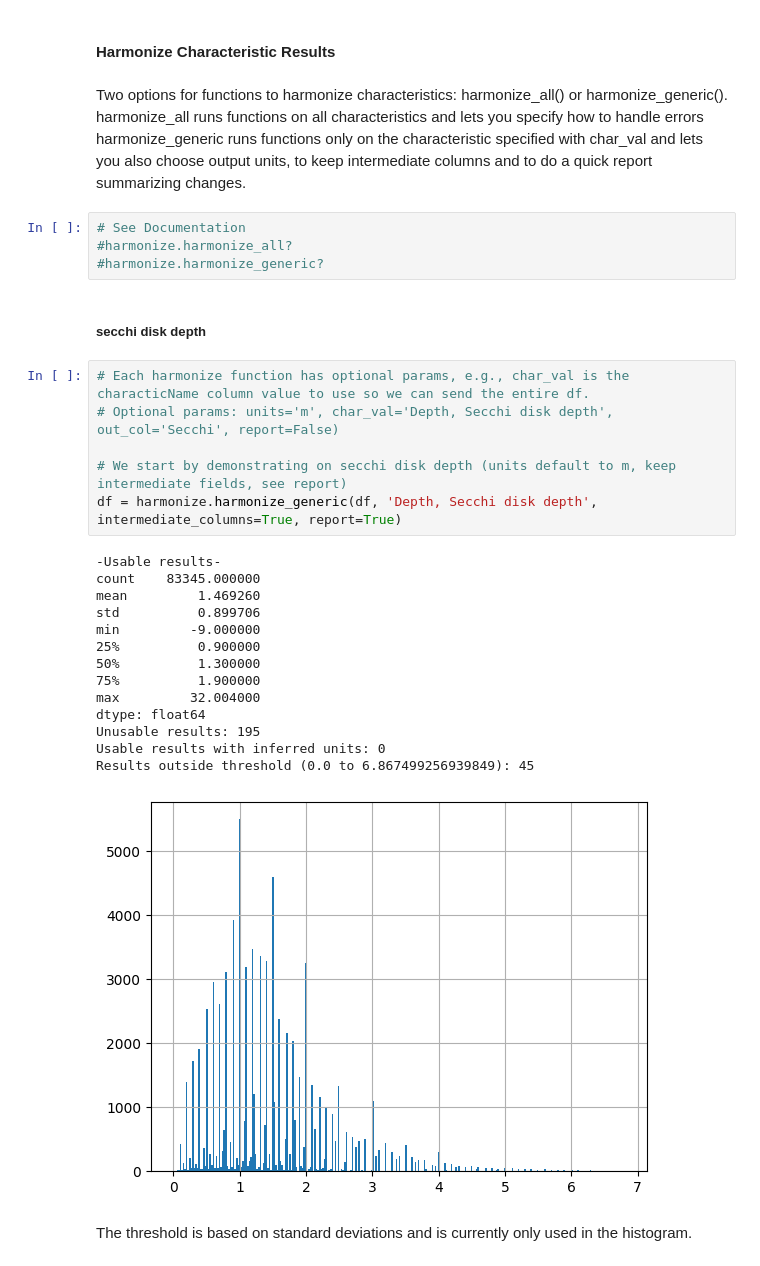
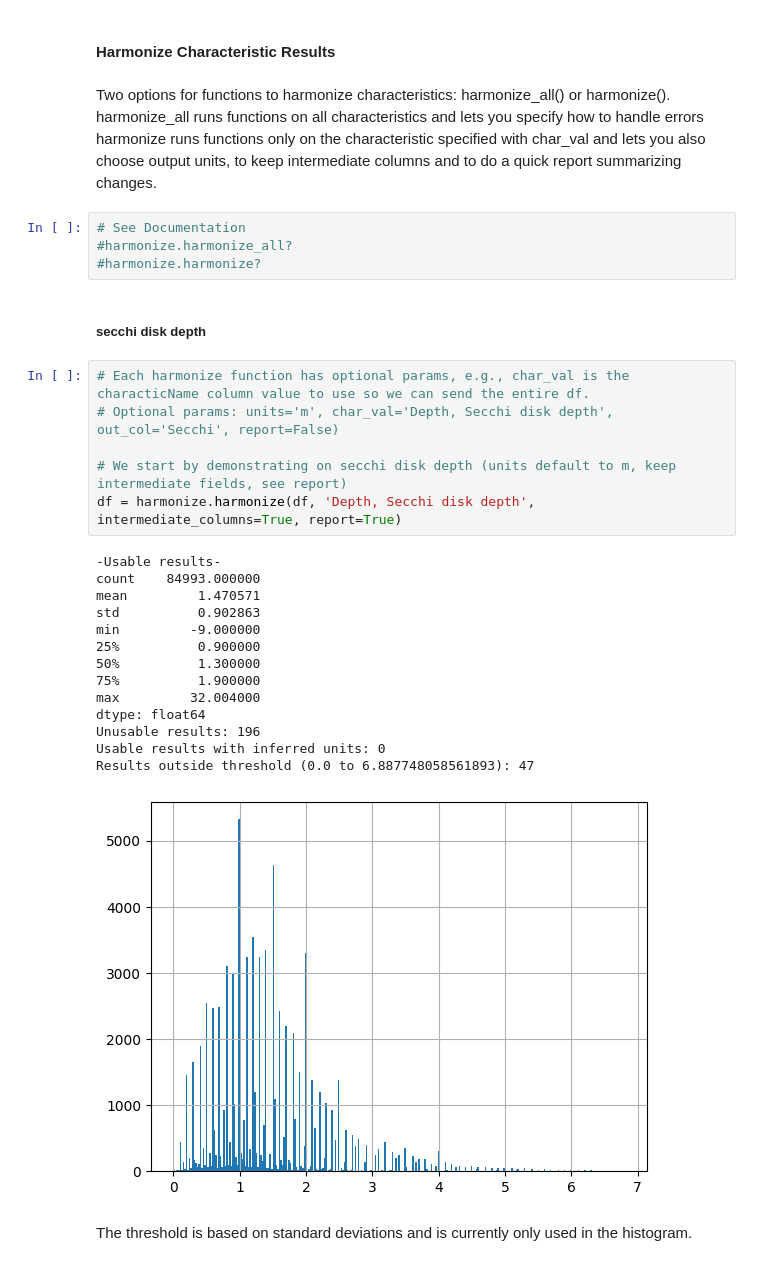
Before and after one commit to USEPA/harmonize-wq, a Jupyter notebook: demos/Harmonize_Tampa_Detailed.ipynb, the cells around one changed output. Cells and saved outputs as stored; diff of their text form.

```diff
--- a/demos/Harmonize_Tampa_Detailed.ipynb
+++ b/demos/Harmonize_Tampa_Detailed.ipynb
@@ -202,34 +202,34 @@ gdf_count.plot(column='cnt', cmap='Blues', legend=True, scheme='quantiles', lege
 # %% [markdown]
 #### Harmonize Characteristic Results
 # %% [markdown]
-Two options for functions to harmonize characteristics: harmonize_all() or harmonize_generic(). harmonize_all runs functions on all characteristics and lets you specify how to handle errors harmonize_generic runs functions only on the characteristic specified with char_val and lets you also choose output units, to keep intermediate columns and to do a quick report summarizing changes.
+Two options for functions to harmonize characteristics: harmonize_all() or harmonize(). harmonize_all runs functions on all characteristics and lets you specify how to handle errors harmonize runs functions only on the characteristic specified with char_val and lets you also choose output units, to keep intermediate columns and to do a quick report summarizing changes.
 # %%
 # See Documentation
 #harmonize.harmonize_all?
-#harmonize.harmonize_generic?
+#harmonize.harmonize?
 # %% [markdown]
 ##### secchi disk depth
 # %%
 # Each harmonize function has optional params, e.g., char_val is the characticName column value to use so we can send the entire df.
 # Optional params: units='m', char_val='Depth, Secchi disk depth', out_col='Secchi', report=False)
 
 # We start by demonstrating on secchi disk depth (units default to m, keep intermediate fields, see report)
-df = harmonize.harmonize_generic(df, 'Depth, Secchi disk depth', intermediate_columns=True, report=True)
+df = harmonize.harmonize(df, 'Depth, Secchi disk depth', intermediate_columns=True, report=True)
 # %% [output]
 -Usable results-
-count    83345.000000
-mean         1.469260
-std          0.899706
+count    84993.000000
+mean         1.470571
+std          0.902863
 min         -9.000000
 25%          0.900000
 50%          1.300000
 75%          1.900000
 max         32.004000
 dtype: float64
-Unusable results: 195
+Unusable results: 196
 Usable results with inferred units: 0
-Results outside threshold (0.0 to 6.867499256939849): 45
+Results outside threshold (0.0 to 6.887748058561893): 47
-[figure, old version]
+[figure, new version]
 # %% [markdown]
 The threshold is based on standard deviations and is currently only used in the histogram.
 # %%
```
Also changed, not shown: parts of 63 cells of this notebook.
